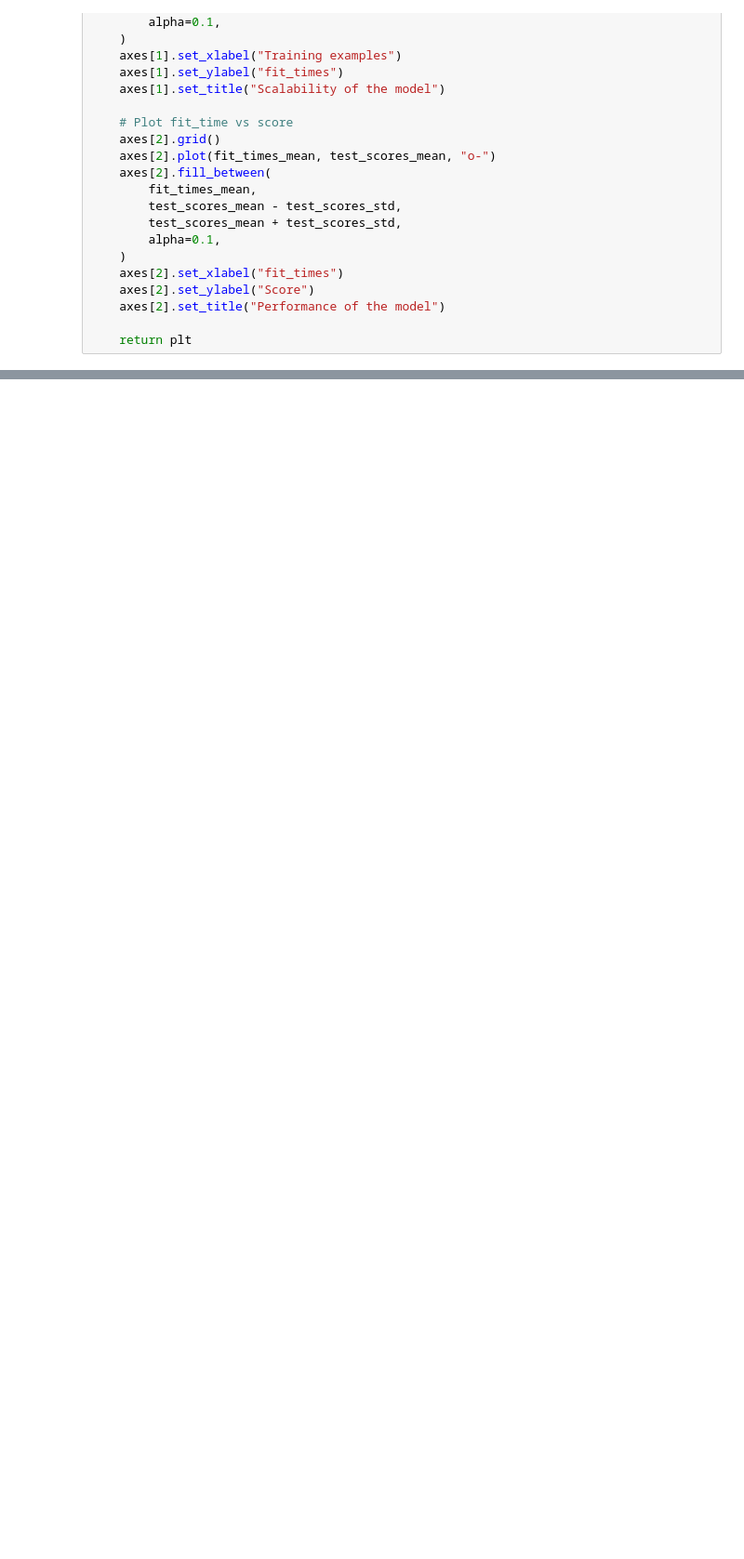
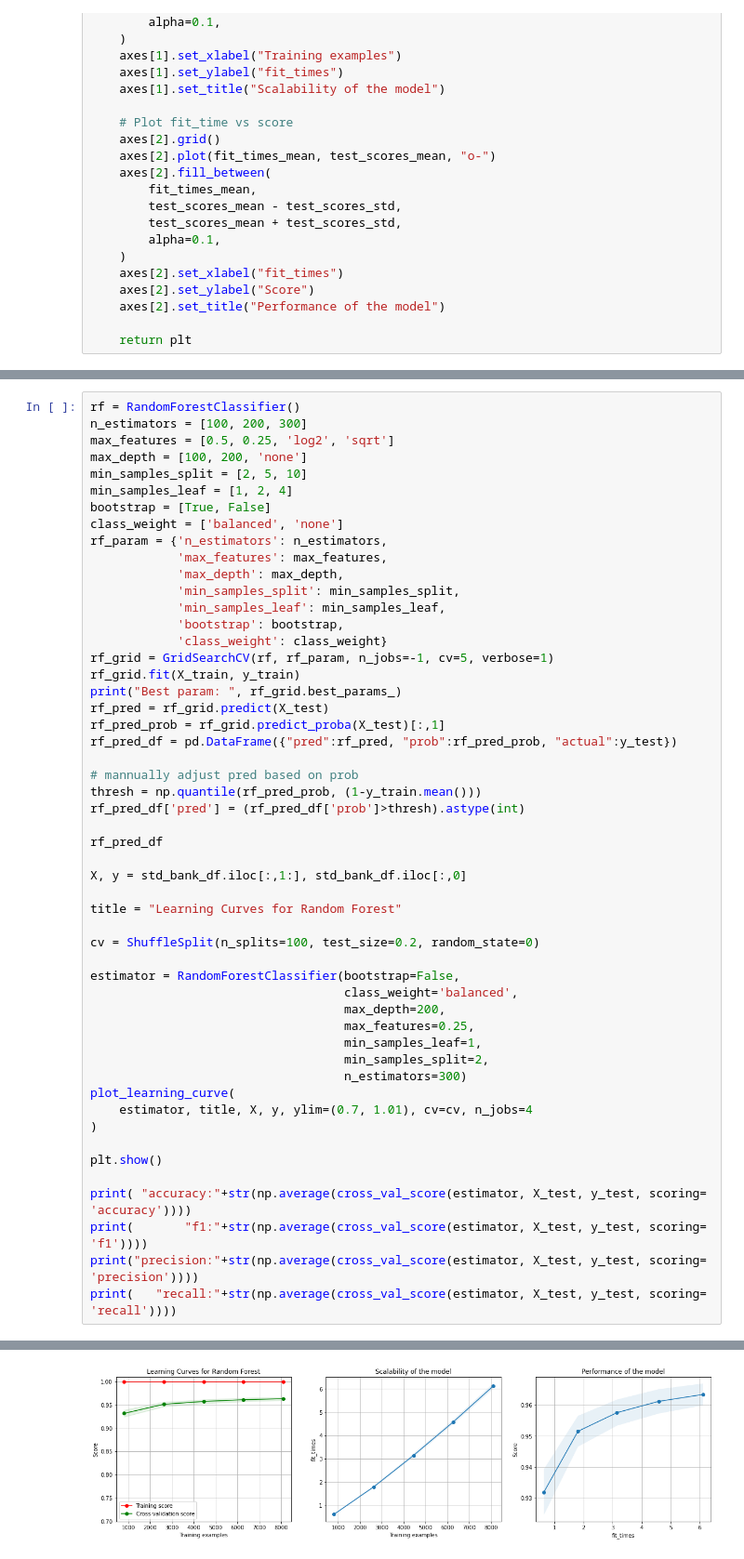
Before and after one commit to Igetsuga/cs, a Jupyter notebook: IDA-practice-4/mian.ipynb, the cells around one changed output, grey strips where cells are left out. Shown: that part at 93% size. Saved outputs shown, nothing was run; the diff lists cells and outputs as text; blank space fills up the shorter version.

```diff
--- a/IDA-practice-4/mian.ipynb
+++ b/IDA-practice-4/mian.ipynb
@@ -377,0 +376,53 @@ recall:0.5538152610441767
+# %%
+rf = RandomForestClassifier()
+n_estimators = [100, 200, 300]
+max_features = [0.5, 0.25, 'log2', 'sqrt']
+max_depth = [100, 200, 'none']
+min_samples_split = [2, 5, 10]
+min_samples_leaf = [1, 2, 4]
+bootstrap = [True, False]
+class_weight = ['balanced', 'none']
+rf_param = {'n_estimators': n_estimators,
+            'max_features': max_features,
+            'max_depth': max_depth,
+            'min_samples_split': min_samples_split,
+            'min_samples_leaf': min_samples_leaf,
+            'bootstrap': bootstrap,
+            'class_weight': class_weight}
+rf_grid = GridSearchCV(rf, rf_param, n_jobs=-1, cv=5, verbose=1)
+rf_grid.fit(X_train, y_train)
+print("Best param: ", rf_grid.best_params_)
+rf_pred = rf_grid.predict(X_test)
+rf_pred_prob = rf_grid.predict_proba(X_test)[:,1]
+rf_pred_df = pd.DataFrame({"pred":rf_pred, "prob":rf_pred_prob, "actual":y_test})
+
+# mannually adjust pred based on prob
+thresh = np.quantile(rf_pred_prob, (1-y_train.mean()))
+rf_pred_df['pred'] = (rf_pred_df['prob']>thresh).astype(int)
+
+rf_pred_df
+
+X, y = std_bank_df.iloc[:,1:], std_bank_df.iloc[:,0]
+
+title = "Learning Curves for Random Forest"
+
+cv = ShuffleSplit(n_splits=100, test_size=0.2, random_state=0)
+
+estimator = RandomForestClassifier(bootstrap=False,
+                                   class_weight='balanced',
+                                   max_depth=200,
+                                   max_features=0.25,
+                                   min_samples_leaf=1,
+                                   min_samples_split=2,
+                                   n_estimators=300)
+plot_learning_curve(
+    estimator, title, X, y, ylim=(0.7, 1.01), cv=cv, n_jobs=4
+)
+
+plt.show()
+
+print( "accuracy:"+str(np.average(cross_val_score(estimator, X_test, y_test, scoring=  'accuracy'))))
+print(       "f1:"+str(np.average(cross_val_score(estimator, X_test, y_test, scoring=  'f1'))))
+print("precision:"+str(np.average(cross_val_score(estimator, X_test, y_test, scoring=  'precision'))))
+print(   "recall:"+str(np.average(cross_val_score(estimator, X_test, y_test, scoring=  'recall'))))
+# %% [output]
@@ -377,0 +431 @@ recall:0.5538152610441767
+[figure, added]
```
Also changed, not shown: parts of 2 cells of this notebook, 3 other files.
